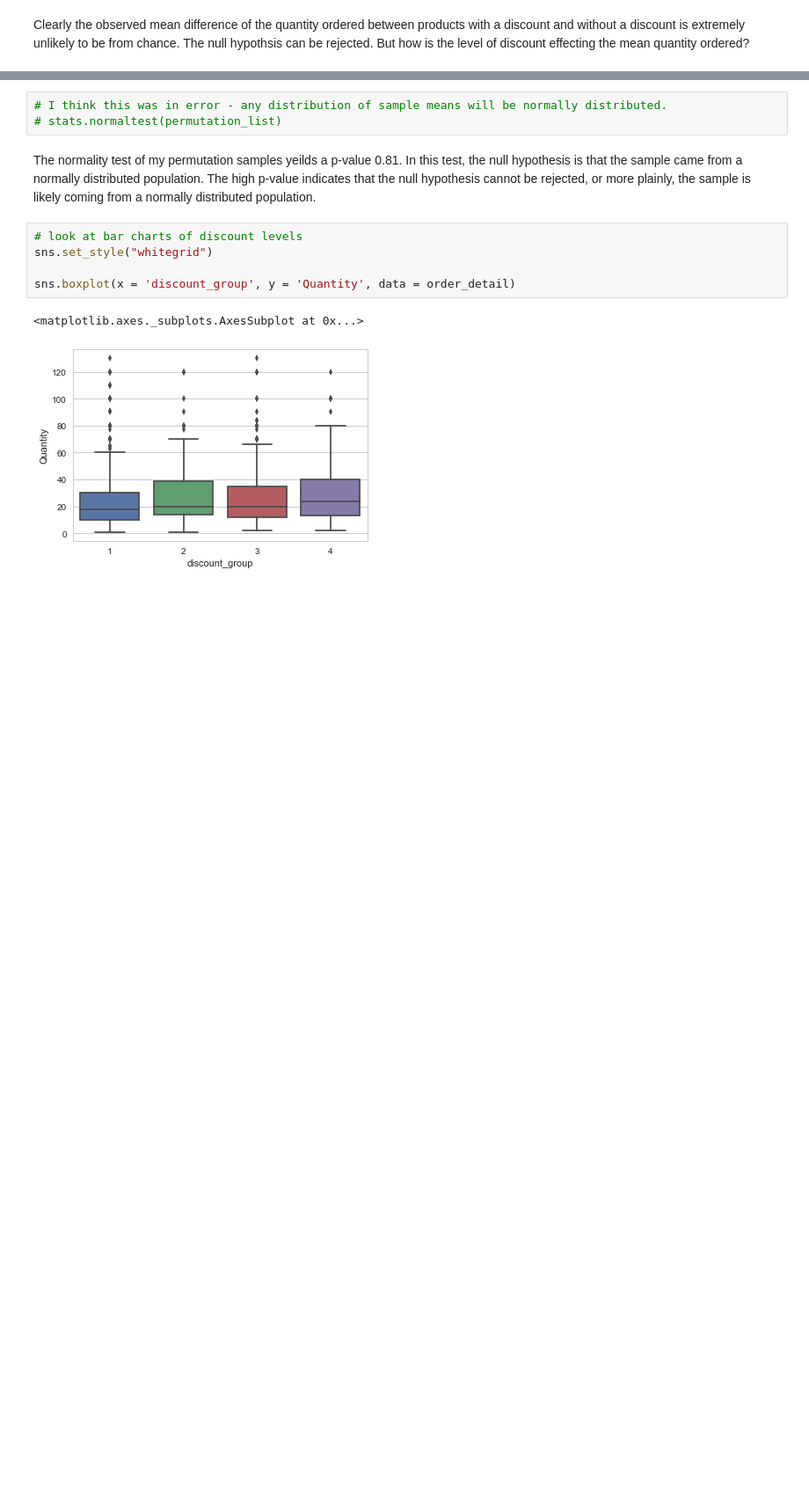
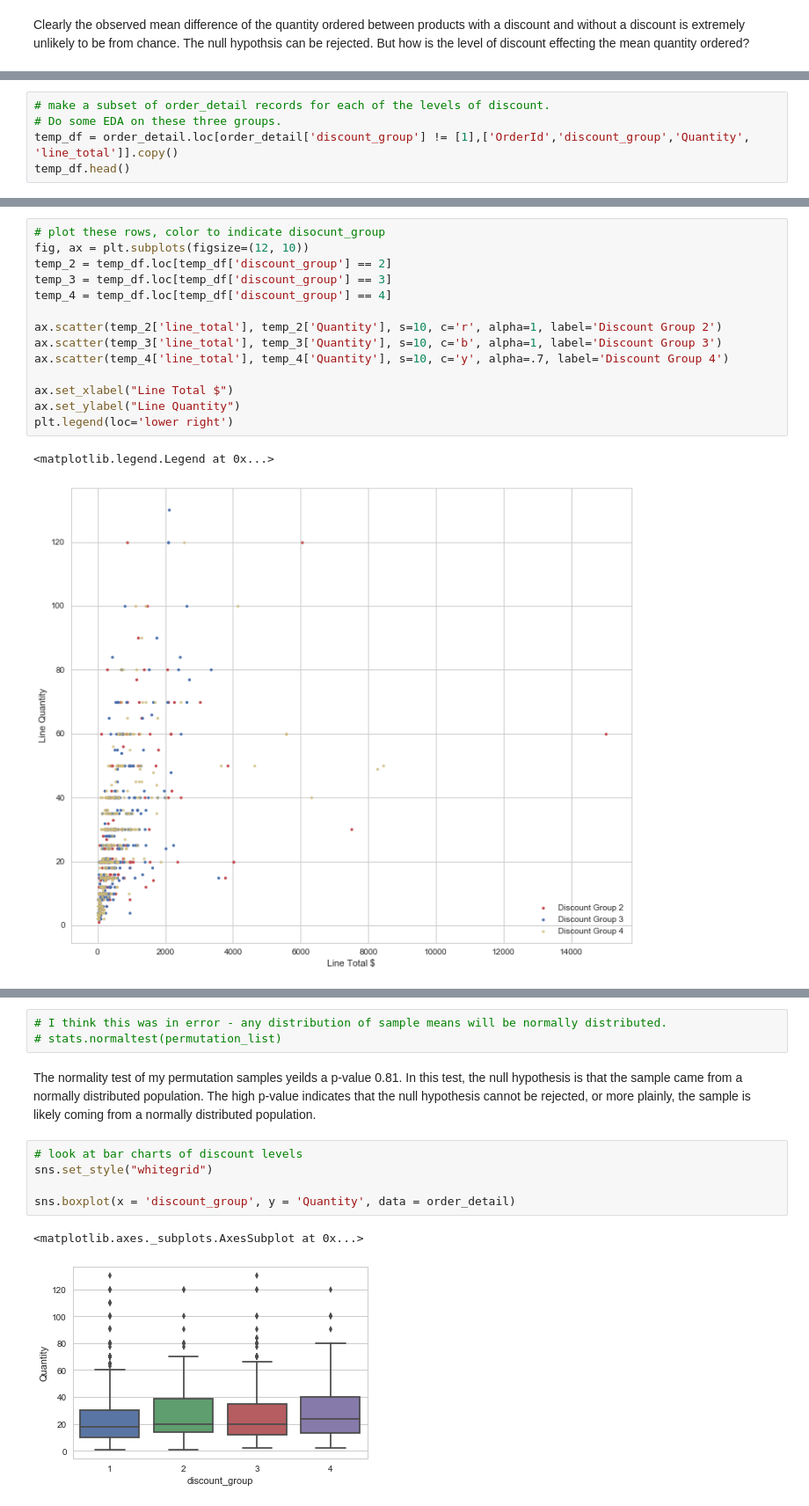
Before and after one commit to giorosati/dsc-2-final-project-online-ds-pt-100118, a Jupyter notebook: northwind_v3.ipynb, the cells around one changed output, grey strips where cells are left out. Shown at 88% size. Saved outputs shown, nothing was run; the diff lists cells and outputs as text; blank space fills up the shorter version.

```diff
--- a/northwind_v3.ipynb
+++ b/northwind_v3.ipynb
@@ -580,0 +591,5 @@ Clearly the observed mean difference of the quantity ordered between products wi
+# %%
+# make a subset of order_detail records for each of the levels of discount.
+# Do some EDA on these three groups.
+temp_df = order_detail.loc[order_detail['discount_group'] != [1],['OrderId','discount_group','Quantity', 'line_total']].copy()
+temp_df.head()
@@ -580,0 +603,17 @@ Clearly the observed mean difference of the quantity ordered between products wi
+# %%
+# plot these rows, color to indicate disocunt_group
+fig, ax = plt.subplots(figsize=(12, 10))
+temp_2 = temp_df.loc[temp_df['discount_group'] == 2]
+temp_3 = temp_df.loc[temp_df['discount_group'] == 3]
+temp_4 = temp_df.loc[temp_df['discount_group'] == 4]
+
+ax.scatter(temp_2['line_total'], temp_2['Quantity'], s=10, c='r', alpha=1, label='Discount Group 2')
+ax.scatter(temp_3['line_total'], temp_3['Quantity'], s=10, c='b', alpha=1, label='Discount Group 3')
+ax.scatter(temp_4['line_total'], temp_4['Quantity'], s=10, c='y', alpha=.7, label='Discount Group 4')
+
+ax.set_xlabel("Line Total $")
+ax.set_ylabel("Line Quantity")
+plt.legend(loc='lower right')
+# %% [output]
+<matplotlib.legend.Legend at 0x...>
+[figure, added]
```
Also changed, not shown: parts of 7 cells of this notebook.
